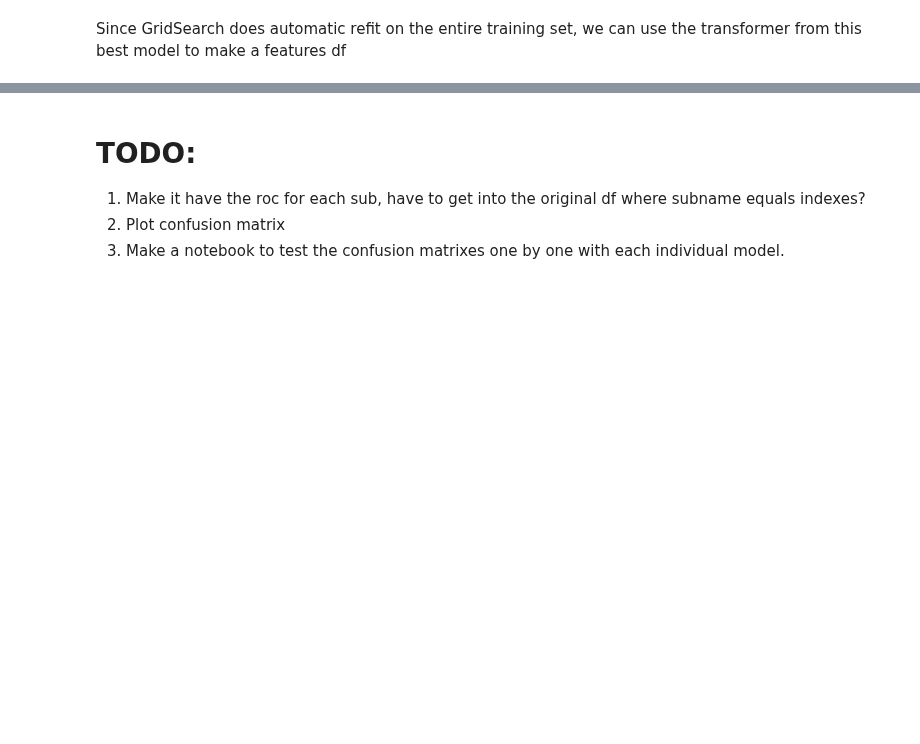
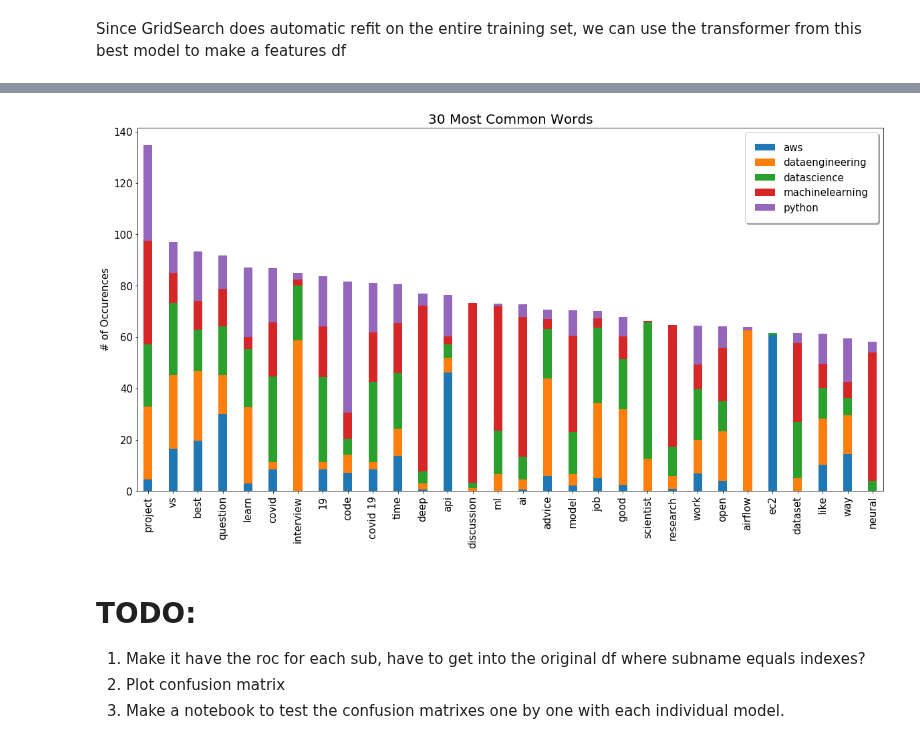
Before and after one commit to datapointchris/reddit-nlp, a Jupyter notebook: DS_Features and Plots.ipynb, the cells around one changed output, grey strips where cells are left out. Cells and saved outputs as stored; diff of their text form; code cells hidden in the pictures; blank space fills up the shorter version.

```diff
--- a/DS_Features and Plots.ipynb
+++ b/DS_Features and Plots.ipynb
@@ -269,3 +136,7 @@ plt.tight_layout(h_pad=10);
+# %%
+viz.plot_most_common_bar(num_features=30, stacked=True)
+# %% [output]
+[figure, added]
 # %%
 y_pred = model.predict(X_test)
 # %%
```
Also changed, not shown: parts of 25 cells of this notebook.
